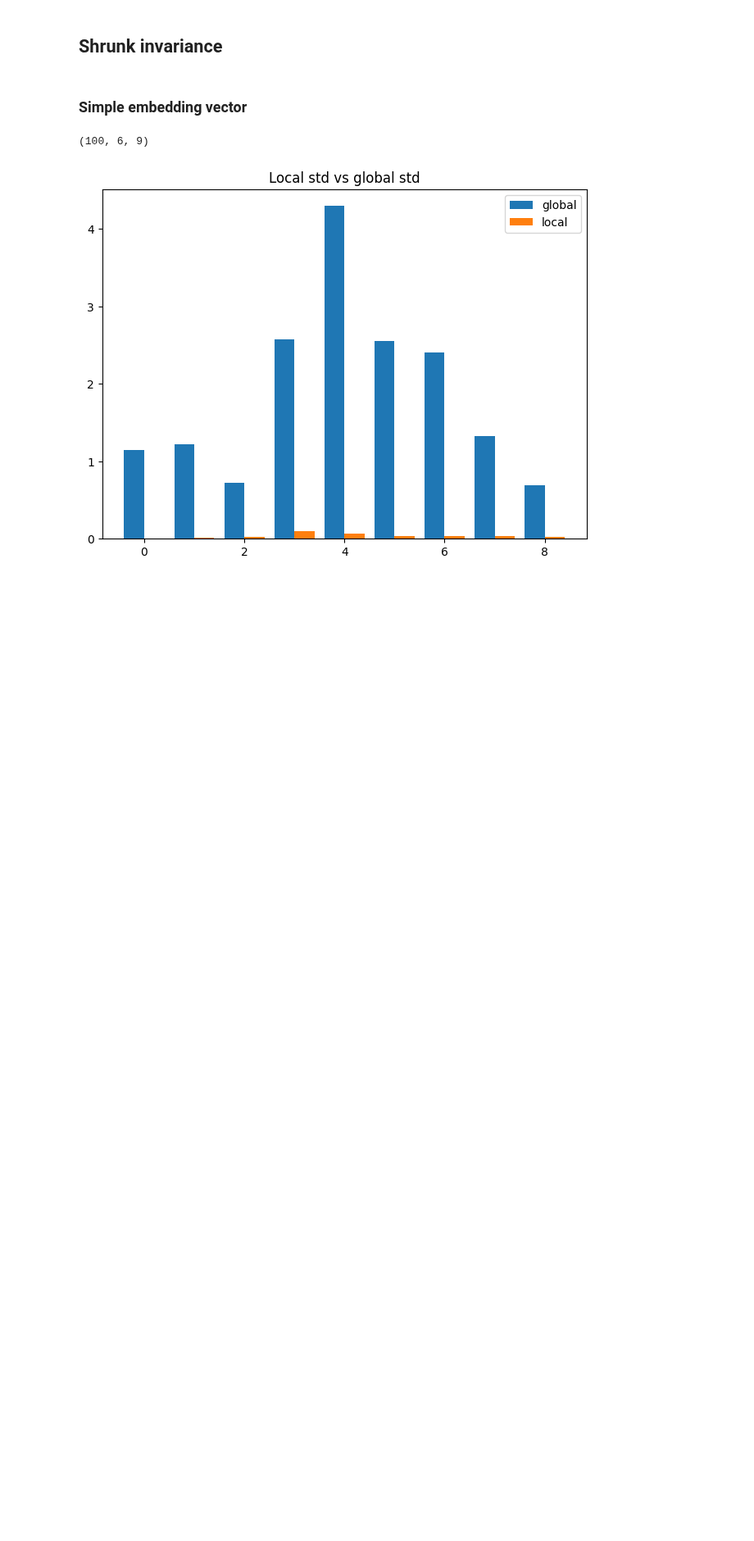
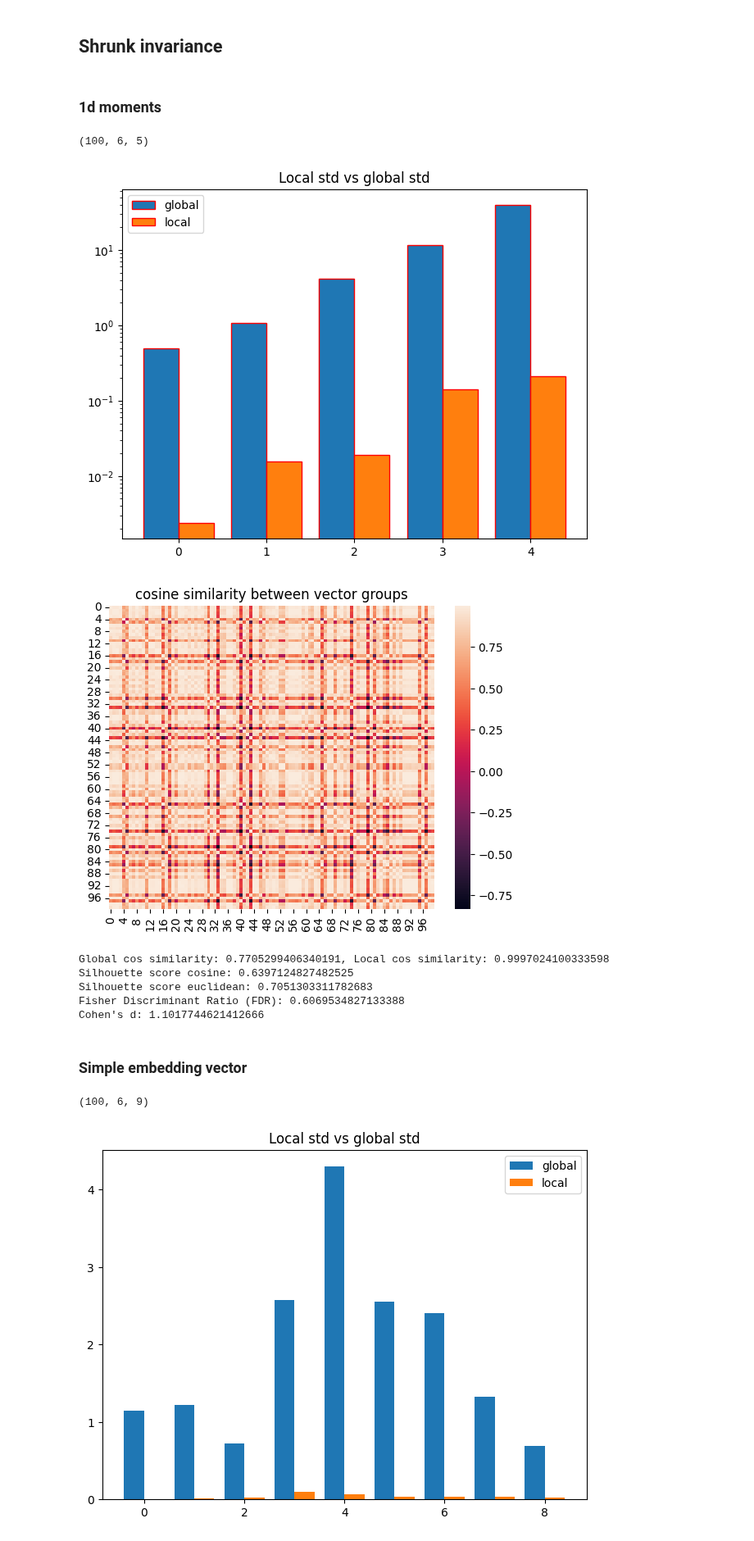
Before and after one commit to krzysztof-m-w/time-series-invariance, a Jupyter notebook: notebooks/evaluations/evaluate_embeddings.ipynb, the cells around one changed output. Shown at 82% size. Saved outputs shown, nothing was run; the diff lists cells and outputs as text; code cells hidden in the pictures; blank space fills up the shorter version.

```diff
--- a/notebooks/evaluations/evaluate_embeddings.ipynb
+++ b/notebooks/evaluations/evaluate_embeddings.ipynb
@@ -63,4 +14,0 @@ def grouped_bars(data, labels=None, series_labels=None, width=0.8, logarithmic_s
-# %%
-data_path = "data/random_sequences/random_sequences.npy"
-data = np.load(data_path)
-data.shape
@@ -94,18 +14,0 @@ array([-75, -99,  99, -51,  59])
-# %%
-n = 5
-random_shrunks = np.random.random(n) / 4
-
-np.save("notebooks/evaluations/data/random_shrunks.npy", random_shrunks)
-
-def apply_embedding_function_shrunk(data: np.ndarray, embedding_function: callable):
-    all_embedding_vectors = []
-
-    for i in range(data.shape[0]):
-        embedding_vectors = [embedding_function(data[i])]
-
-        for shrunk in random_shrunks:
-            shifted = shrunk_time_series(data[i], shrunk)
-            embedding_vectors.append(embedding_function(shifted))
-
-        all_embedding_vectors.append(embedding_vectors)
-    return np.array(all_embedding_vectors)
@@ -175,5 +15,22 @@ def test_embeddings_quality(embeddings):
 # %% [markdown]
 ## Shrunk invariance
+# %% [markdown]
+### 1d moments
+# %%
+embeddings = apply_embedding_function_shrunk(data, compute_1d_moment_vector)
+embeddings.shape
+# %% [output]
+(100, 6, 5)
+# %%
+test_embeddings_quality(embeddings)
+# %% [output]
+[figure, added]
+[figure, added]
+Global cos similarity: 0.7705299406340191, Local cos similarity: 0.9997024100333598
+Silhouette score cosine: 0.6397124827482525
+Silhouette score euclidean: 0.7051303311782683
+Fisher Discriminant Ratio (FDR): 0.6069534827133388
+Cohen's d: 1.1017744621412666
 # %% [markdown]
 ### Simple embedding vector
 # %%
```
Also changed, not shown: parts of 9 cells of this notebook, 4 other files.
